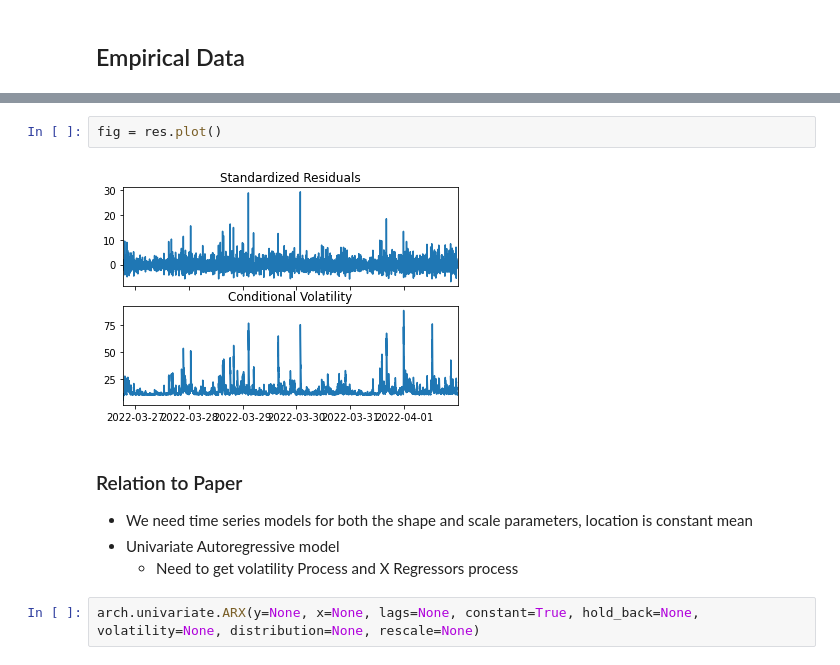
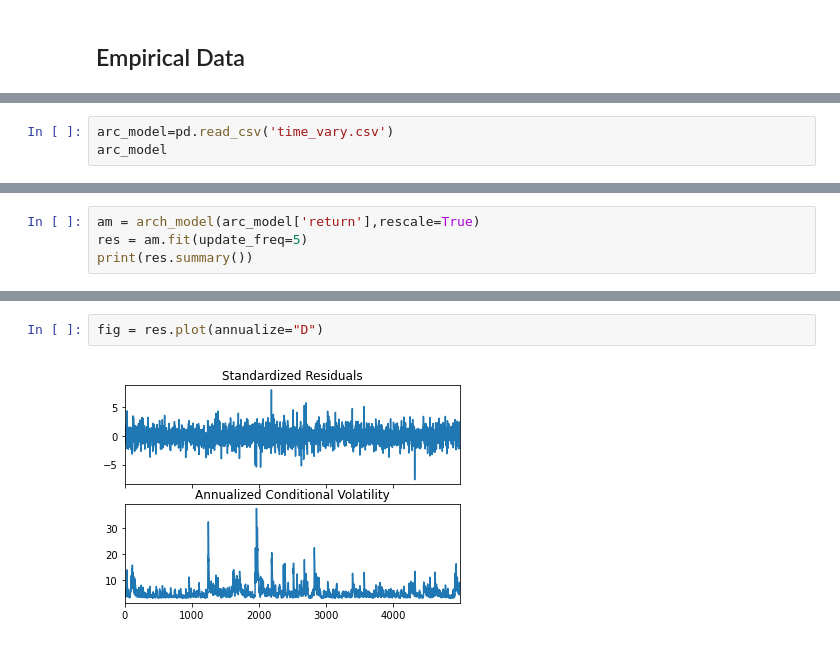
Before and after one commit to jasonbohne123/ARC_Model, a Jupyter notebook: arch.ipynb, the cells around one changed output, grey strips where cells are left out. Drawn from its saved outputs; the diff is of its cells as text.

Commit message:
time varying params and stats

```diff
--- a/arch.ipynb
+++ b/arch.ipynb
@@ -232,0 +246,3 @@ Covariance estimator: robust
+# %%
+arc_model=pd.read_csv('time_vary.csv')
+arc_model
@@ -232,0 +338,4 @@ Covariance estimator: robust
+# %%
+am = arch_model(arc_model['return'],rescale=True)
+res = am.fit(update_freq=5)
+print(res.summary())
@@ -233,12 +360,4 @@ Covariance estimator: robust
 # %%
-fig = res.plot()
+fig = res.plot(annualize="D")
 # %% [output]
-[figure, old version]
+[figure, new version]
-# %% [markdown]
-### Relation to Paper
-
-- We need time series models for both the shape and scale parameters, location is constant mean
-- Univariate Autoregressive model
-    - Need to get volatility Process and X Regressors process
-# %%
-arch.univariate.ARX(y=None, x=None, lags=None, constant=True, hold_back=None, volatility=None, distribution=None, rescale=None)
```
Also changed, not shown: parts of 35 cells of this notebook, 2 other files.
